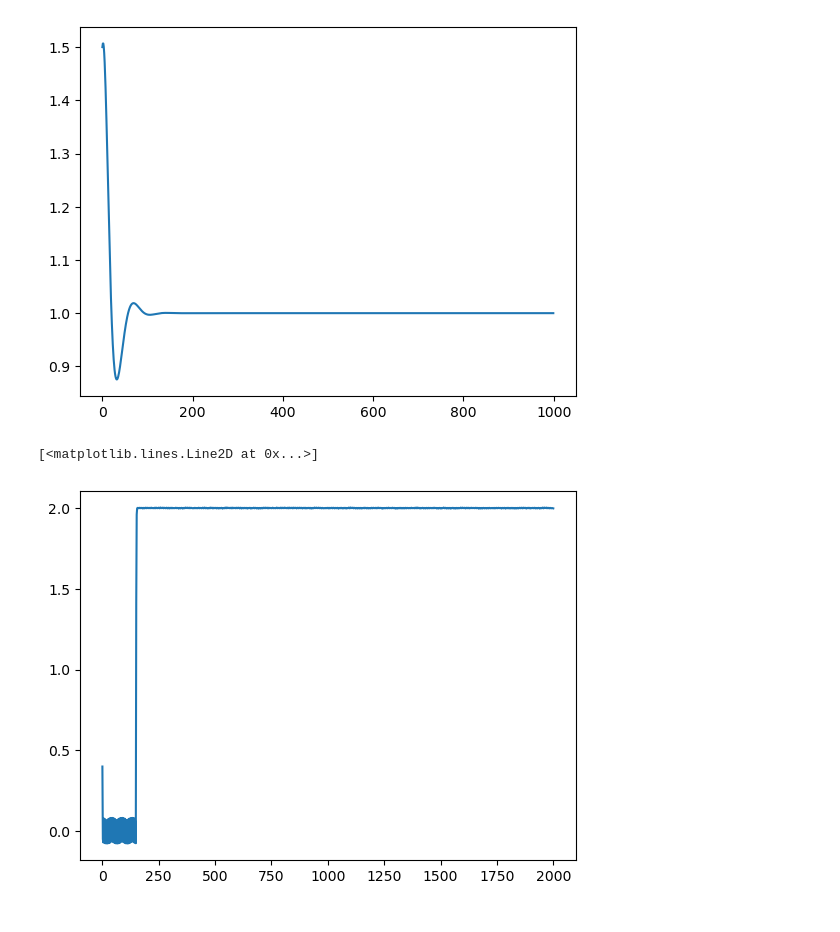
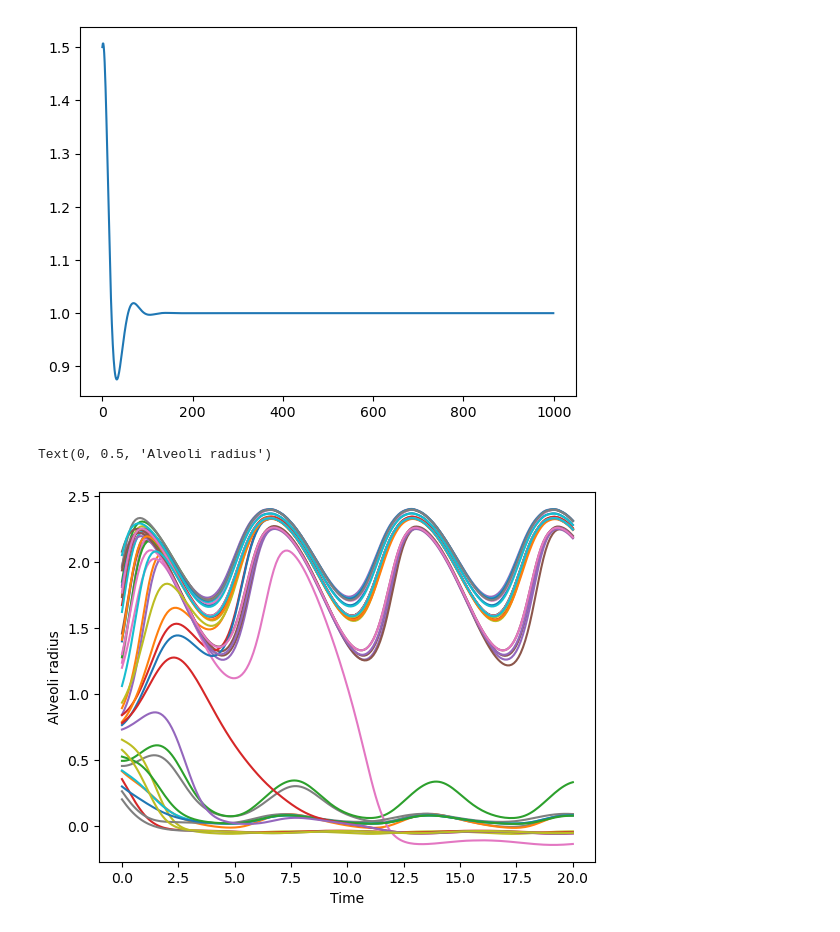
Before and after one commit to williamgilpin/alveoli, a Jupyter notebook: alveoli_model.ipynb, the cells around one changed output. Saved outputs shown, nothing was run; the diff lists cells and outputs as text; code cells hidden in the pictures.

```diff
--- a/alveoli_model.ipynb
+++ b/alveoli_model.ipynb
@@ -69,56 +71,95 @@ import matplotlib.pyplot as plt
 
 from scipy.integrate import solve_ivp
 
+
+def tree_coupling_matrix(n):
+    """
+    Create a tree-like coupling matrix for n nodes. The first node is the root.
+
+    Args:
+        n (int): number of nodes
+
+    Returns:
+        matrix (ndarray): n x n coupling matrix
+
+    """
+    if n < 1:
+        return "n should be greater than or equal to 1"
+
+    # Initialize an n x n matrix with zeros
+    matrix = np.zeros((n, n), dtype=int)
+
+    # Create tree-like connections
+    for i in range(1, n):
+        matrix[i, (i-1)//2] = 1
+        matrix[(i-1)//2, i] = 1
+
+    return matrix
+
 class AlveoliModel:
     """
-
     The cubic term represents a nonlinear elastic response
     Bistability: collapsed state and open state
 
     CRPG: pattern generator
     Alveoli model: elastic response function
+
+    Attributes:
+        alpha (float or ndarray): the stiffness of the elastic response
+        beta (float or ndarray): the nonlinear stiffness of the elastic response
+        omega (float or ndarray): the frequency of the forcing
+        gamma (float or ndarray): the amplitude of the forcing
+        k (float or ndarray): the coupling among alveoli
     """
 
-    def __init__(self, alpha=1, beta=1, omega=1, gamma=0.1):
+    def __init__(self, k=1, alpha=1, beta=1, omega=1, gamma=0.1):
         self.alpha = alpha
         self.beta = beta
         self.omega = omega
         self.gamma = gamma
+        self.k = k
         self.rc = np.sqrt(self.beta / self.alpha)
 
     def rhs(self, t, X):
-        # duffing
-        r, v, z = X
-        zdot = self.omega
-        # rdot = v
+        r = X
+        # zdot = self.omega
+        # force = self.gamma * np.cos(z)
+        force = self.gamma * np.cos(self.omega *t)
+        rs = r - self.rc
+        rdot = 0
+        rdot = 0.1 * force  * r # forcing term
+        rdot += -self.alpha * rs ** 3 + self.beta * rs # elastic response
+        rdot += self.k @ rs # coupling
 
-        force = self.gamma * np.cos(z)
-        rs = r - self.rc
-        rdot = 0.01 * force / r**3
-        rdot += -self.alpha * rs ** 3 + self.beta * rs # elastic response
-        vdot = 0
-
-        return np.array([rdot, vdot, zdot])
+        return np.array(rdot)
 
     def solve(self, t, X0):
         self.t = t
         self.X0 = X0
         self.sol = solve_ivp(self.rhs, (t[0], t[-1]), X0, t_eval=t)
         return self.sol
 
 # No forcing
 # eq = AlveoliModel(gamma=0)
-eq = AlveoliModel()
 
-t = np.linspace(0, 200, 1000)
-X0 = np.array([0.4, 1.3, 0])
+n_nodes = 40
+
+np.random.seed(10)
+k = 0.1 * (np.random.random((n_nodes, n_nodes)))
+k = 0.1 * tree_coupling_matrix(n_nodes)
+eq = AlveoliModel(gamma=4, k=k)
+
+t = np.linspace(0, 20, 200)
+X0 = 2.1 * np.random.random(k.shape[0])
 sol = eq.solve(t, X0)
 
 # plt.figure()
 # plt.plot(sol.y[0, :], sol.y[1, :])
 
 plt.figure()
-plt.plot(sol.t, sol.y[0, :])
+plt.plot(sol.t, sol.y[:, :].T)
+plt.xlabel('Time')
+plt.ylabel('Alveoli radius')
 # %% [output]
-[<matplotlib.lines.Line2D at 0x...>]
+Text(0, 0.5, 'Alveoli radius')
-[figure, old version]
+[figure, new version]
```
Also changed, not shown: parts of 7 cells of this notebook.
